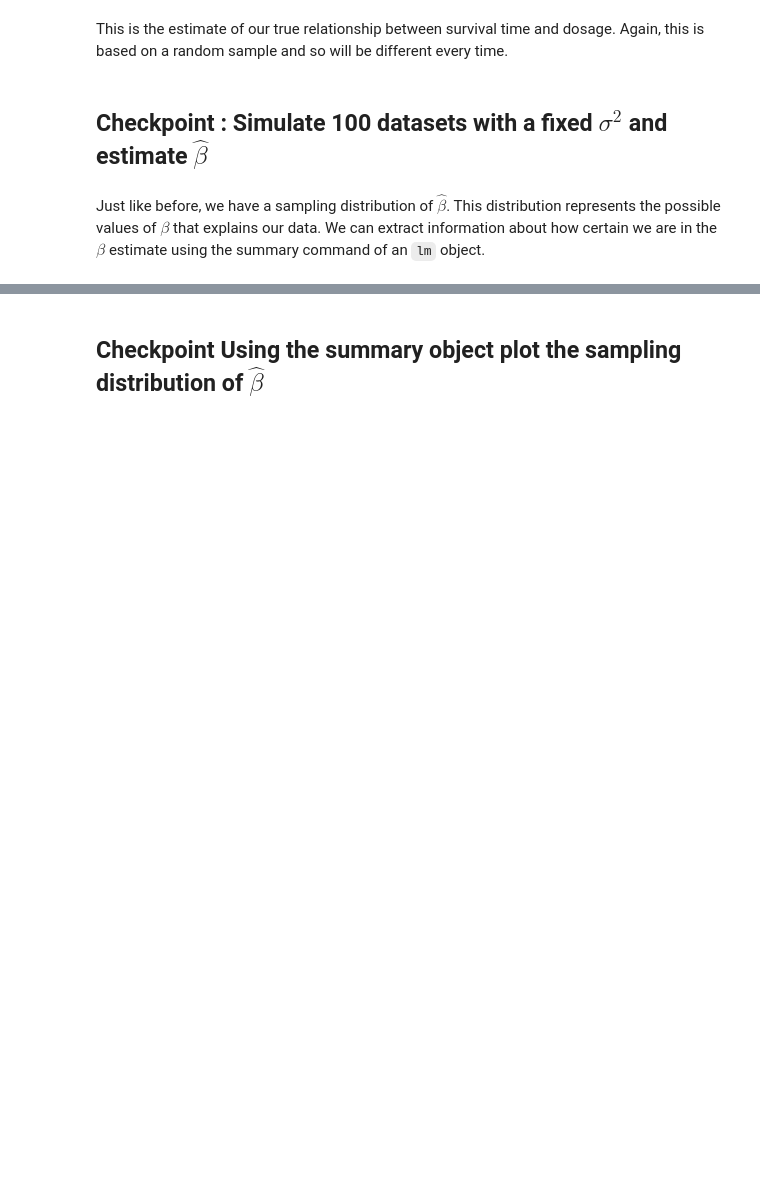
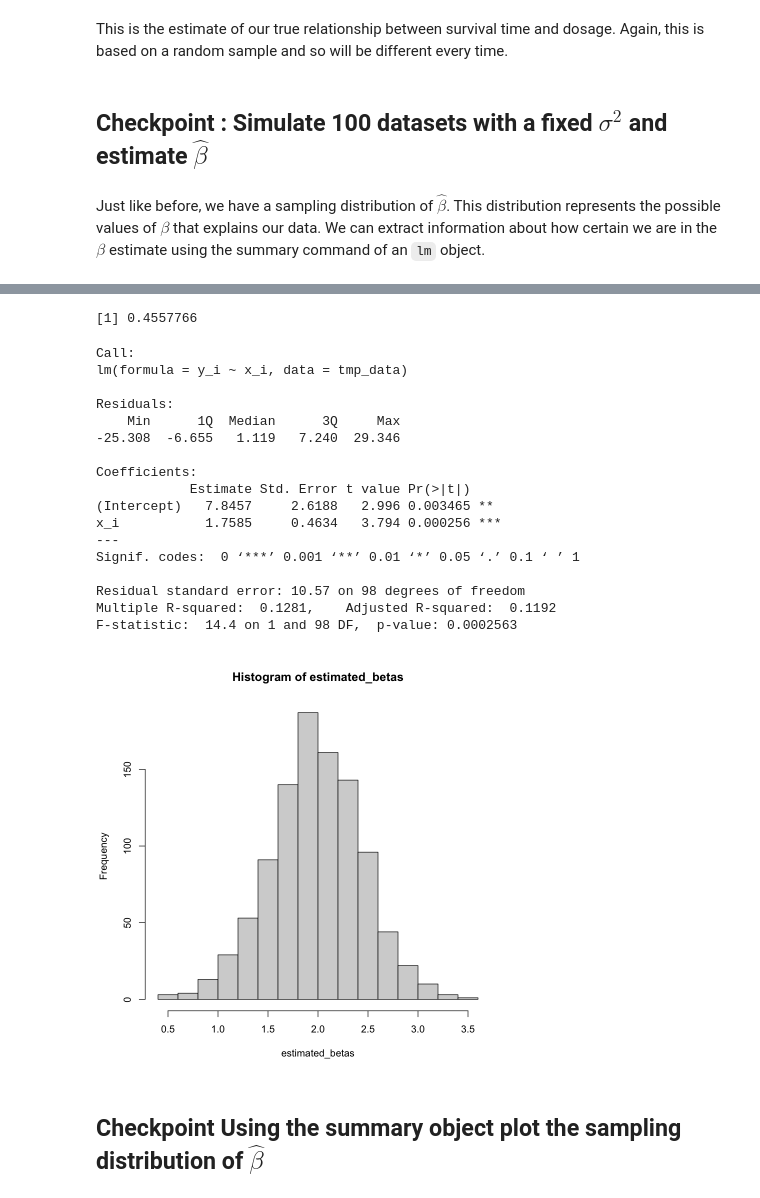
Before and after one commit to computationalUncertaintyLab/2021F_AlgLabII, a Jupyter notebook: lab05/Lecture05.ipynb, the cells around one changed output, grey strips where cells are left out. Drawn from its saved outputs; the diff is of its cells as text; code cells hidden in the pictures; blank space fills up the shorter version.

```diff
--- a/lab05/Lecture05.ipynb
+++ b/lab05/Lecture05.ipynb
@@ -70,2 +82,43 @@ F-statistic: 423.2 on 1 and 98 DF,  p-value: < 2.2e-16
+# %%
+generate_data <- function(sdev){
+    y_i <- rep(0,100)
+    x_i <- rpois(100,5)
+    for (i in 1:100){
+        y_i[i] <- rnorm(1,5 + 2*x_i[i],sd=sdev)
+    }
+    return (data.frame(y_i=y_i,x_i=x_i))
+}
+
+estimated_betas <- rep(0,1000)
+
+for (i in 1:1000){
+    tmp_data <- generate_data(10)
+    fit<- lm(y_i~ x_i,data=tmp_data)
+    estimated_betas[i] <- fit$coefficients[2]
+}
+
+hist(estimated_betas)
+sd(estimated_betas)
+summary(fit<- lm(y_i~ x_i,data=tmp_data))
+# %% [output]
+[1] 0.4557766
+Call:
+lm(formula = y_i ~ x_i, data = tmp_data)
+
+Residuals:
+    Min      1Q  Median      3Q     Max
+-25.308  -6.655   1.119   7.240  29.346
+
+Coefficients:
+            Estimate Std. Error t value Pr(>|t|)
+(Intercept)   7.8457     2.6188   2.996 0.003465 **
+x_i           1.7585     0.4634   3.794 0.000256 ***
+---
+Signif. codes:  0 ‘***’ 0.001 ‘**’ 0.01 ‘*’ 0.05 ‘.’ 0.1 ‘ ’ 1
+
+Residual standard error: 10.57 on 98 degrees of freedom
+Multiple R-squared:  0.1281,    Adjusted R-squared:  0.1192
+F-statistic:  14.4 on 1 and 98 DF,  p-value: 0.0002563
+[figure, added]
 # %% [markdown]
 ## Checkpoint Using the summary object plot the sampling distribution of $\hat{\beta}$
```
Also changed, not shown: parts of 8 cells of this notebook, 1 other file.
